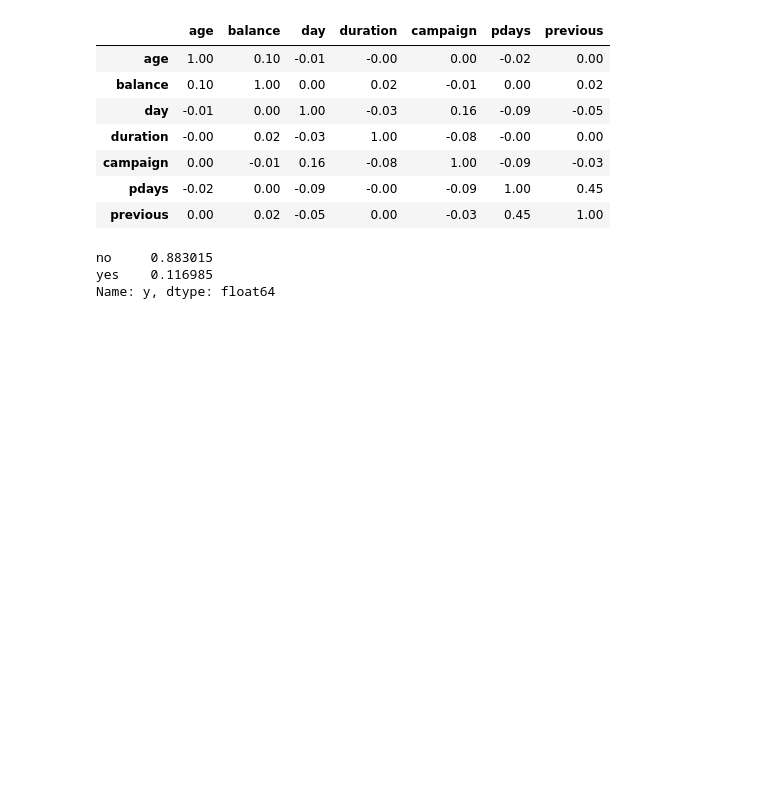
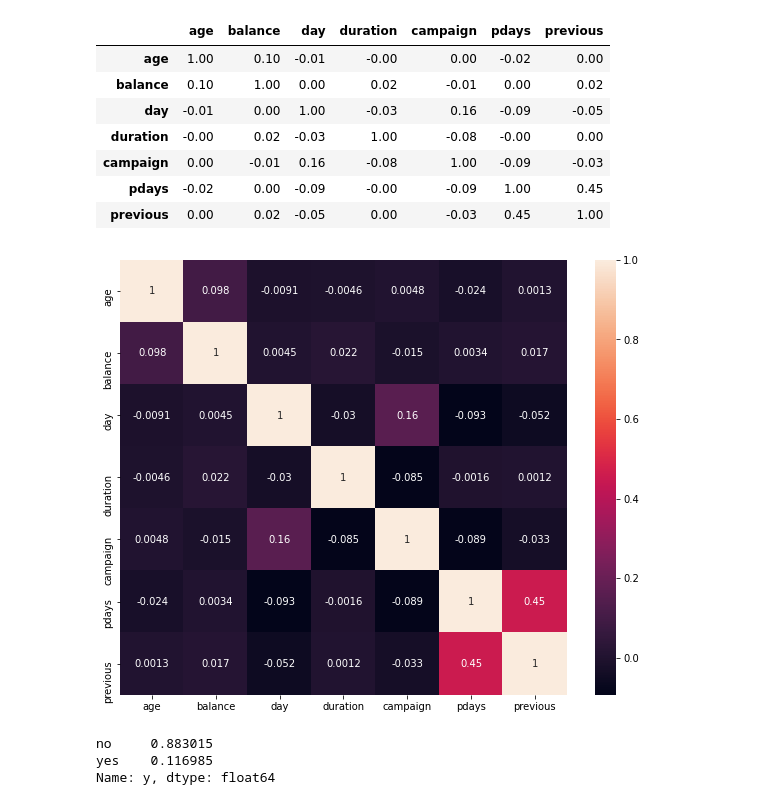
Before and after one commit to czokw1/ml-predict-bank-deposit, a Jupyter notebook: data_analysis.ipynb, the cells around one changed output. Cells and saved outputs as stored; diff of their text form; code cells hidden in the pictures; blank space fills up the shorter version.

Commit message:
added corr heatmap chart

```diff
--- a/data_analysis.ipynb
+++ b/data_analysis.ipynb
@@ -101,6 +101,11 @@ corr.style.background_gradient(cmap='coolwarm').set_precision(2)
 | campaign | 0.00 | -0.01 | 0.16 | -0.08 | 1.00 | -0.09 | -0.03 |
 | pdays | -0.02 | 0.00 | -0.09 | -0.00 | -0.09 | 1.00 | 0.45 |
 | previous | 0.00 | 0.02 | -0.05 | 0.00 | -0.03 | 0.45 | 1.00 |
+# %%
+plt.figure(figsize=(10,8))
+sns.heatmap(corr,annot=True);
+# %% [output]
+[figure, added]
 # %%
 ### target variable y
 dataset['y'].value_counts()/dataset.shape[0]
```
